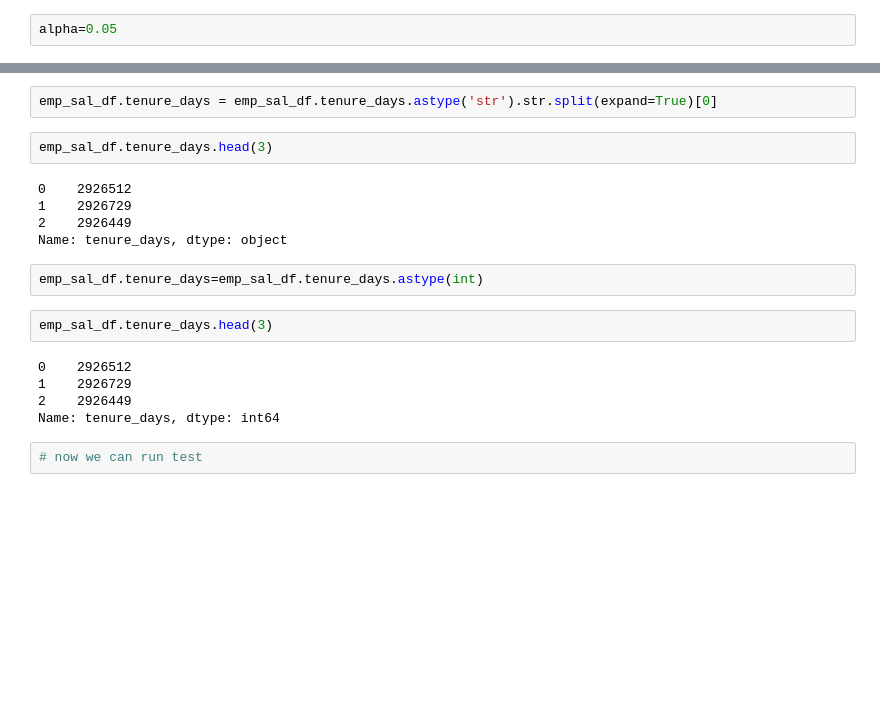
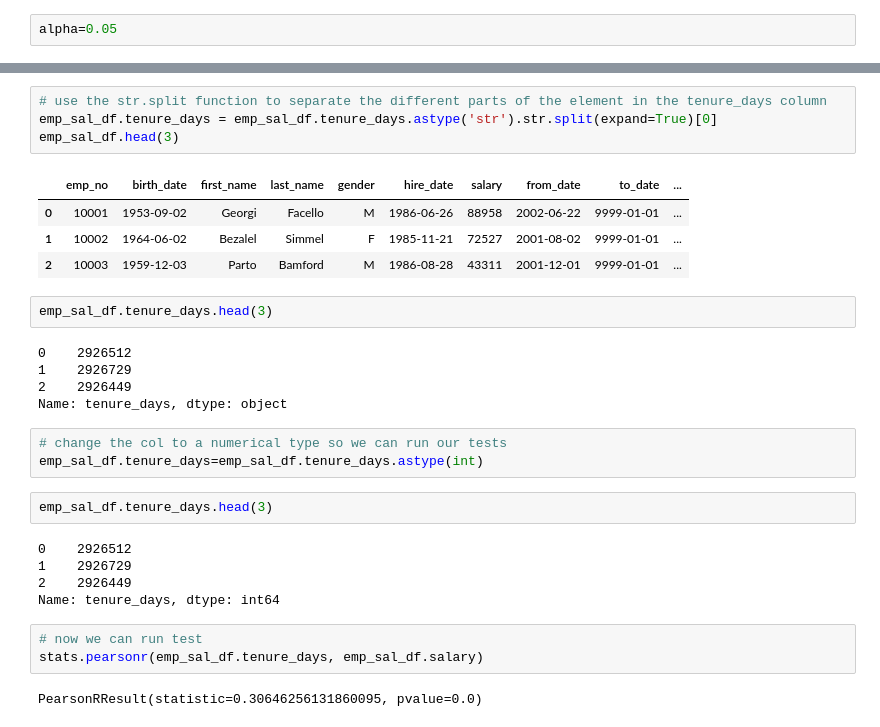
Before and after one commit to Luis-Martinez1/statistics-exercises, a Jupyter notebook: hypothesis_testing.ipynb, the cells around one changed output, grey strips where cells are left out. Cells and saved outputs as stored; diff of their text form; blank space fills up the shorter version.

```diff
--- a/hypothesis_testing.ipynb
+++ b/hypothesis_testing.ipynb
@@ -771,5 +779,12 @@ emp_sal_df.sample(3)
 # %%
+# use the str.split function to separate the different parts of the element in the tenure_days column
 emp_sal_df.tenure_days = emp_sal_df.tenure_days.astype('str').str.split(expand=True)[0]
+emp_sal_df.head(3)
+# %% [output]
+|  | emp_no | birth_date | first_name | last_name | gender | hire_date | salary | from_date | to_date | ... |
+| 0 | 10001 | 1953-09-02 | Georgi | Facello | M | 1986-06-26 | 88958 | 2002-06-22 | 9999-01-01 | ... |
+| 1 | 10002 | 1964-06-02 | Bezalel | Simmel | F | 1985-11-21 | 72527 | 2001-08-02 | 9999-01-01 | ... |
+| 2 | 10003 | 1959-12-03 | Parto | Bamford | M | 1986-08-28 | 43311 | 2001-12-01 | 9999-01-01 | ... |
 # %%
 emp_sal_df.tenure_days.head(3)
 # %% [output]
@@ -778,6 +793,7 @@ emp_sal_df.tenure_days.head(3)
 2    2926449
 Name: tenure_days, dtype: object
 # %%
+# change the col to a numerical type so we can run our tests
 emp_sal_df.tenure_days=emp_sal_df.tenure_days.astype(int)
 # %%
 emp_sal_df.tenure_days.head(3)
@@ -788,3 +804,6 @@ emp_sal_df.tenure_days.head(3)
 Name: tenure_days, dtype: int64
 # %%
 # now we can run test
+stats.pearsonr(emp_sal_df.tenure_days, emp_sal_df.salary)
+# %% [output]
+PearsonRResult(statistic=0.30646256131860095, pvalue=0.0)
```
Also changed, not shown: parts of 49 cells of this notebook.
